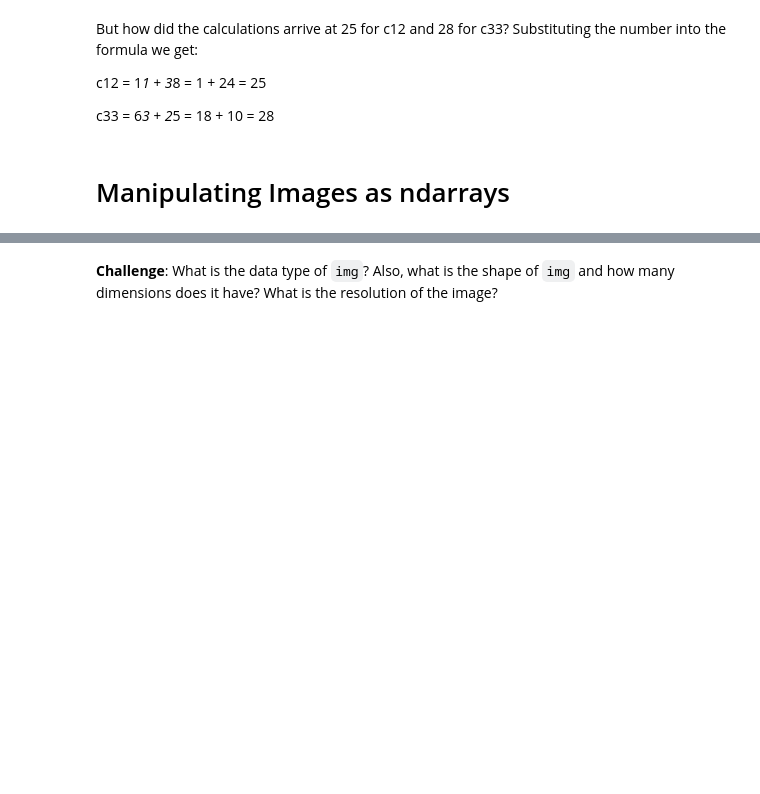
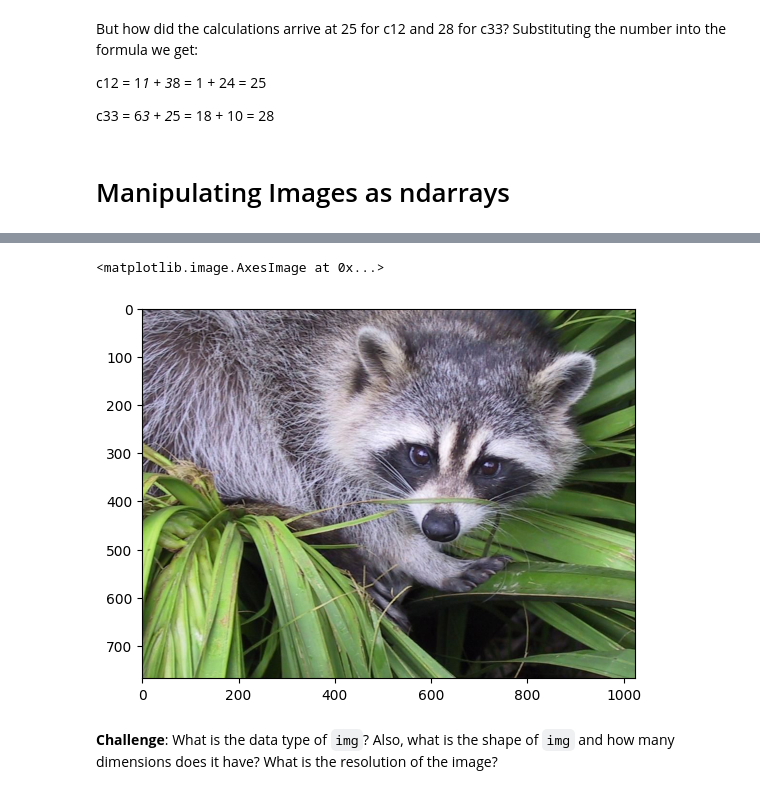
Before and after one commit to ksg-dev/numpy-intro, a Jupyter notebook: Computation_with_NumPy_and_N_Dimensional_Arrays_(start).ipynb, the cells around one changed output, grey strips where cells are left out. Drawn from its saved outputs; the diff is of its cells as text; code cells hidden in the pictures; blank space fills up the shorter version.

Commit message:
image arrays and manipulated images

```diff
--- a/Computation_with_NumPy_and_N_Dimensional_Arrays_(start).ipynb
+++ b/Computation_with_NumPy_and_N_Dimensional_Arrays_(start).ipynb
@@ -394,2 +396,10 @@ c33 = 6*3 + 2*5 = 18 + 10 = 28
+# %%
+# fetch image of racoon
+img = misc.face()
+# %%
+plt.imshow(img)
+# %% [output]
+<matplotlib.image.AxesImage at 0x...>
+[figure, added]
 # %% [markdown]
 **Challenge**: What is the data type of `img`? Also, what is the shape of `img` and how many dimensions does it have? What is the resolution of the image?
```
Also changed, not shown: parts of 31 cells of this notebook.
